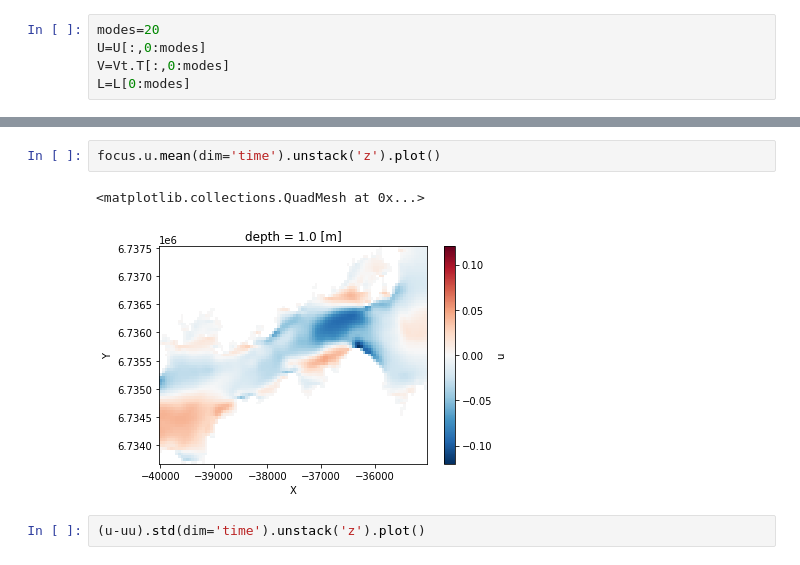
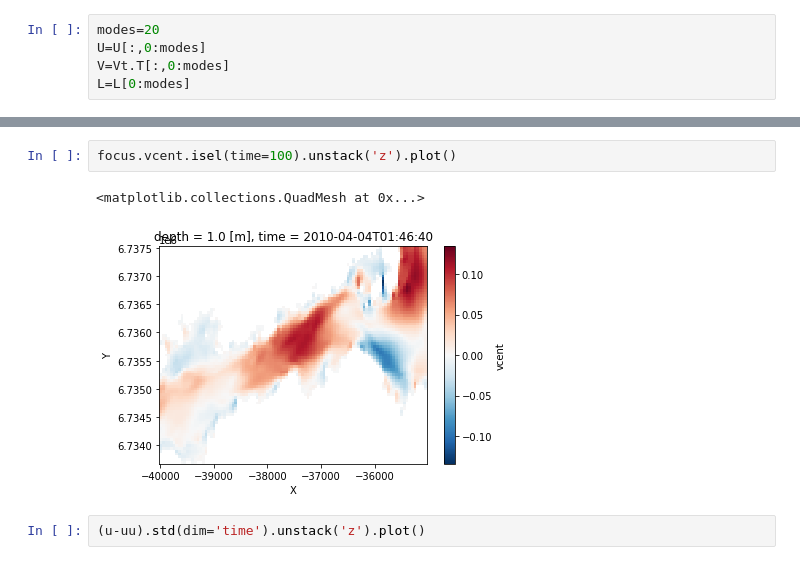
Before and after one commit to galendal/FACTS, a Jupyter notebook: eof_GA.ipynb, the cells around one changed output, grey strips where cells are left out. Cells and saved outputs as stored; diff of their text form.

```diff
--- a/eof_GA.ipynb
+++ b/eof_GA.ipynb
@@ -224,8 +244,8 @@ uu=xr.DataArray(A@U.T,dims=u.dims)
 # %%
-focus.u.mean(dim='time').unstack('z').plot()
+focus.vcent.isel(time=100).unstack('z').plot()
 # %% [output]
 <matplotlib.collections.QuadMesh at 0x...>
-[figure, old version]
+[figure, new version]
 # %%
 (u-uu).std(dim='time').unstack('z').plot()
 # %% [output]
```
Also changed, not shown: parts of 7 cells of this notebook.
